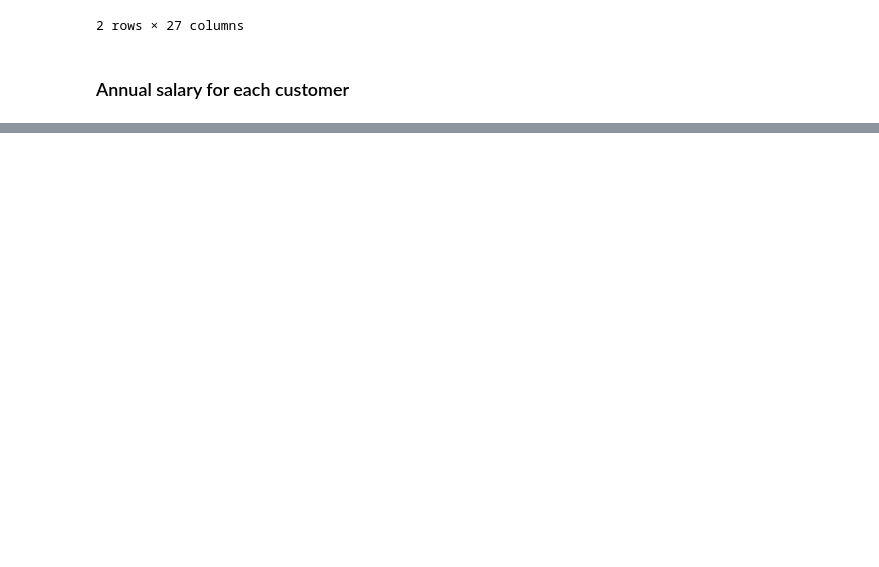
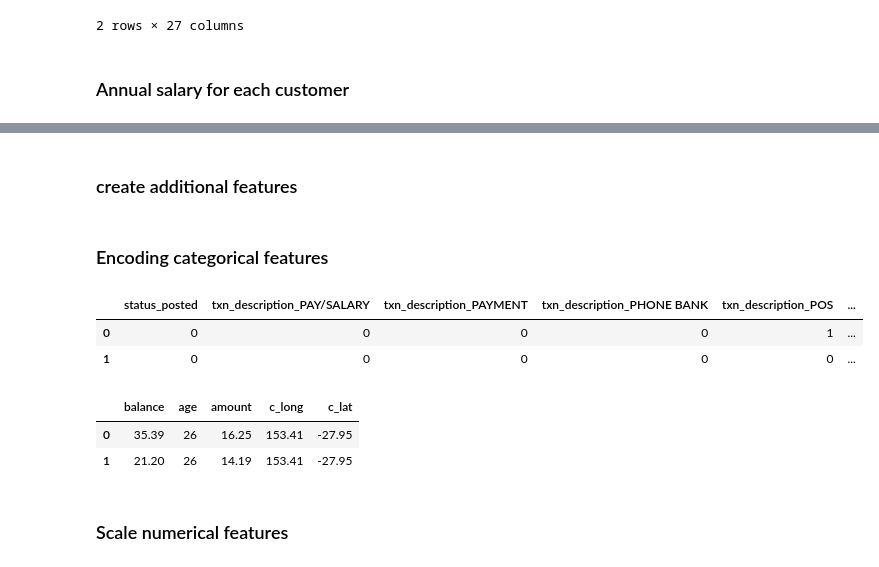
Before and after one commit to HHook/ANZ-virtual-internship, a Jupyter notebook: ANZ virtual internship Model.ipynb, the cells around one changed output, grey strips where cells are left out. Drawn from its saved outputs; the diff is of its cells as text; code cells hidden in the pictures; blank space fills up the shorter version.

```diff
--- a/ANZ virtual internship Model.ipynb
+++ b/ANZ virtual internship Model.ipynb
@@ -106,0 +98,2 @@ natasha['amount'].sum()/len(natasha)
+# %% [markdown]
+### create additional features
@@ -106,0 +118,21 @@ natasha['amount'].sum()/len(natasha)
+# %% [markdown]
+### Encoding categorical features
+# %%
+cat_feats = df[['status', 'txn_description', 'gender']]
+# %%
+cat_feats = pd.get_dummies(cat_feats, drop_first=True)
+cat_feats.head(2)
+# %% [output]
+|  | status_posted | txn_description_PAY/SALARY | txn_description_PAYMENT | txn_description_PHONE BANK | txn_description_POS | ... |
+| 0 | 0 | 0 | 0 | 0 | 1 | ... |
+| 1 | 0 | 0 | 0 | 0 | 0 | ... |
+# %%
+# ADD NEW FEATURES CREATED
+num_feats = df[['balance', 'age', 'amount', 'c_long', 'c_lat']]
+num_feats.head(2)
+# %% [output]
+|  | balance | age | amount | c_long | c_lat |
+| 0 | 35.39 | 26 | 16.25 | 153.41 | -27.95 |
+| 1 | 21.20 | 26 | 14.19 | 153.41 | -27.95 |
+# %% [markdown]
+### Scale numerical features
```
Also changed, not shown: parts of 46 cells of this notebook, 1 other file.
